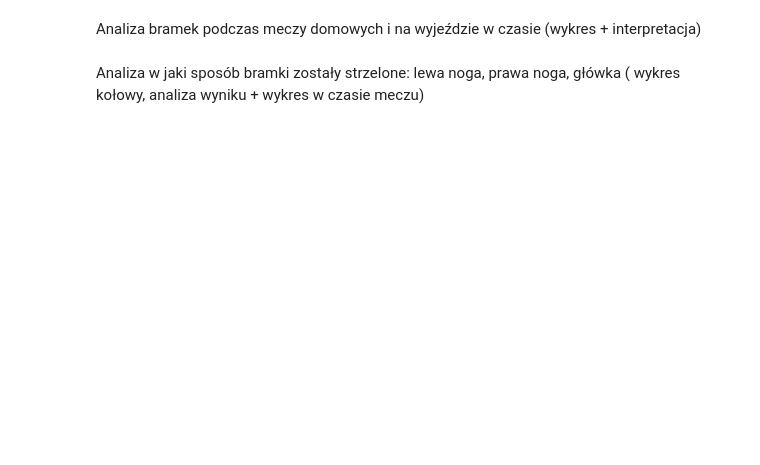
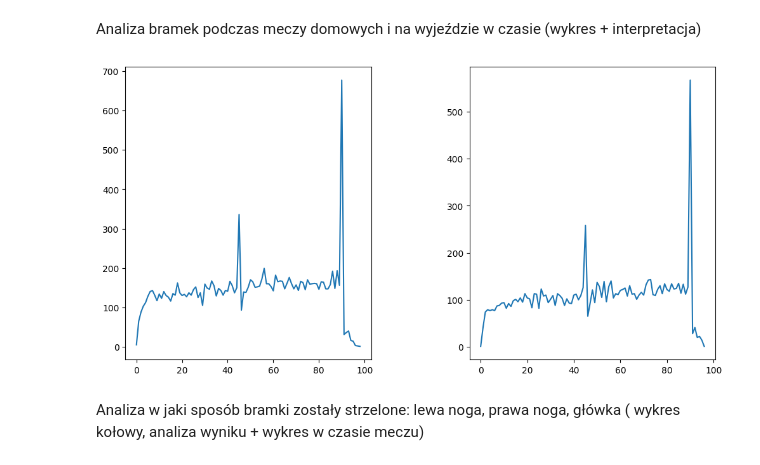
Before and after one commit to solszym/football_events_dane, a Jupyter notebook: analiza.ipynb, the cells around one changed output. Cells and saved outputs as stored; diff of their text form; code cells hidden in the pictures; blank space fills up the shorter version.

```diff
--- a/analiza.ipynb
+++ b/analiza.ipynb
@@ -43,21 +67,27 @@ Analiza bramek podczas meczy domowych i na wyjeździe w czasie (wykres + interpr
 # %%
 events_goals_time = events.filter(items=['is_goal', 'time', 'side'])
 events_goals_time_home = events_goals_time[events_goals_time['is_goal'] == 1]
 events_goals_time_home = events_goals_time_home[events_goals_time_home['side'] == 1]
 events_goals_time_home = events_goals_time_home['time'].value_counts().rename_axis('time').reset_index(name='counts')
 events_goals_time_home = events_goals_time_home.sort_values('time')
+
+fig = plt.figure(figsize=(12, 6))
+fig.subplots_adjust(wspace=0.4)
+
 plt.subplot(1, 2, 1)
 plt.plot(events_goals_time_home['time'], events_goals_time_home['counts'])
 
 events_goals_time = events.filter(items=['is_goal', 'time', 'side'])
 events_goals_time_away = events_goals_time[events_goals_time['is_goal'] == 1]
 events_goals_time_away = events_goals_time_away[events_goals_time_away['side'] == 2]
 events_goals_time_away = events_goals_time_away['time'].value_counts().rename_axis('time').reset_index(name='counts')
 events_goals_time_away = events_goals_time_away.sort_values('time')
 plt.subplot(1, 2, 2)
 plt.plot(events_goals_time_away['time'], events_goals_time_away['counts'])
 
 plt.show()
+# %% [output]
+[figure, added]
 # %% [markdown]
 Analiza w jaki sposób bramki zostały strzelone: lewa noga, prawa noga, główka ( wykres kołowy, analiza
 wyniku + wykres w czasie meczu)
```
Also changed, not shown: parts of 8 cells of this notebook.
